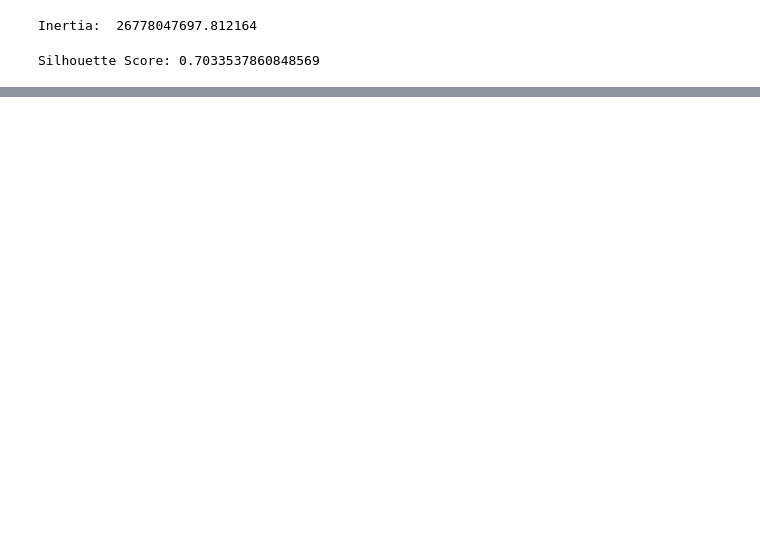
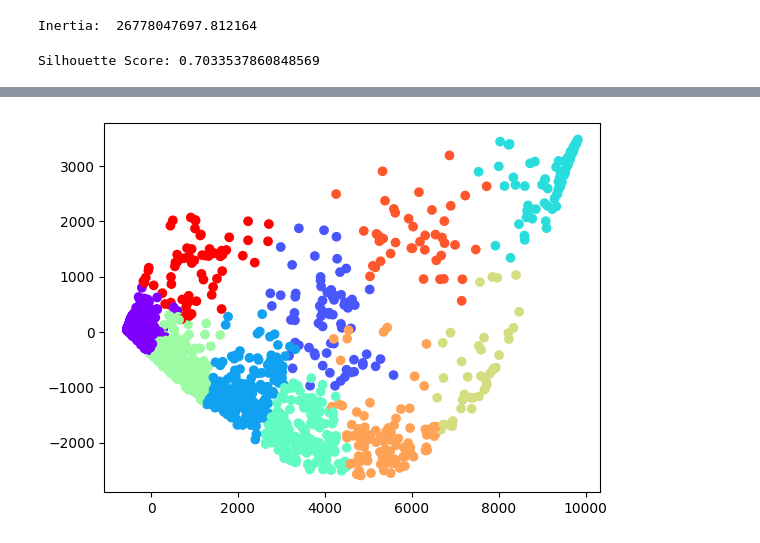
Before and after one commit to Suhail270/DMML_Part2, a Jupyter notebook: infrared_testing.ipynb, the cells around one changed output, grey strips where cells are left out. Cells and saved outputs as stored; diff of their text form; code cells hidden in the pictures; blank space fills up the shorter version.

```diff
--- a/infrared_testing.ipynb
+++ b/infrared_testing.ipynb
@@ -566,0 +622,3 @@ Silhouette Score: 0.7824886560337019
+# %%
+clusters = kmeansfunc(pca_3, 10)
+silhouetteScore(pca_3, clusters)
@@ -566,0 +628,10 @@ Silhouette Score: 0.7824886560337019
+# %%
+from sklearn.decomposition import PCA
+import matplotlib.pyplot as plt
+
+def scatterplots(data,clusterlabels):
+    pca = PCA(n_components=2)
+    X_pca = pca.fit_transform(data)
+
+    plt.scatter(X_pca[:, 0], X_pca[:, 1], c=clusterlabels, cmap='rainbow')
+    plt.show()
@@ -566,0 +642,4 @@ Silhouette Score: 0.7824886560337019
+# %%
+scatterplots(pca_3,clusters)
+# %% [output]
+[figure, added]
```
Also changed, not shown: parts of 22 cells of this notebook.
